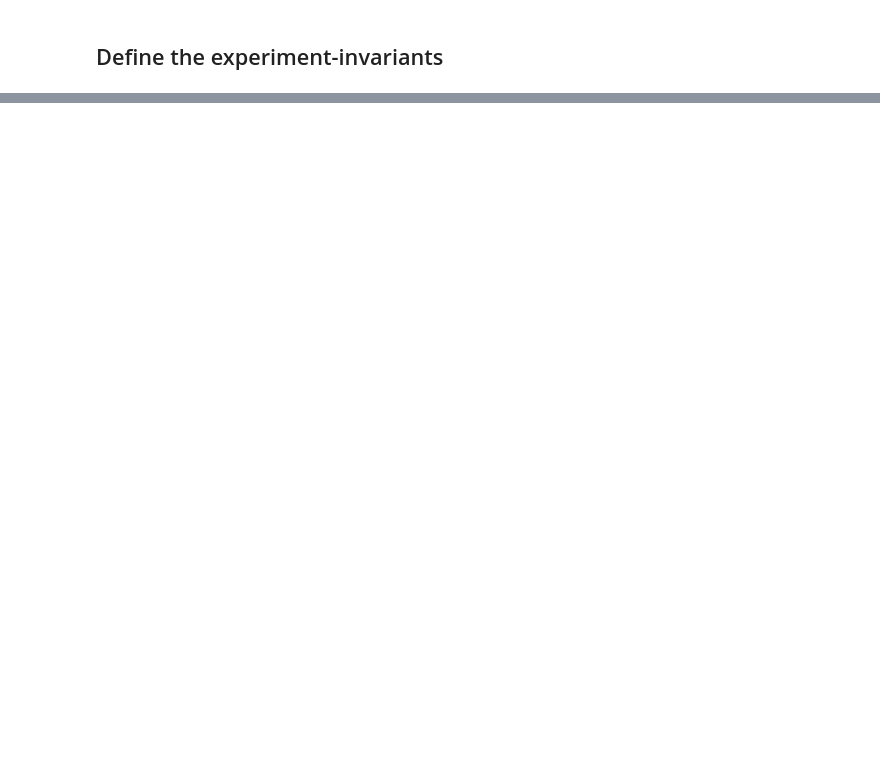
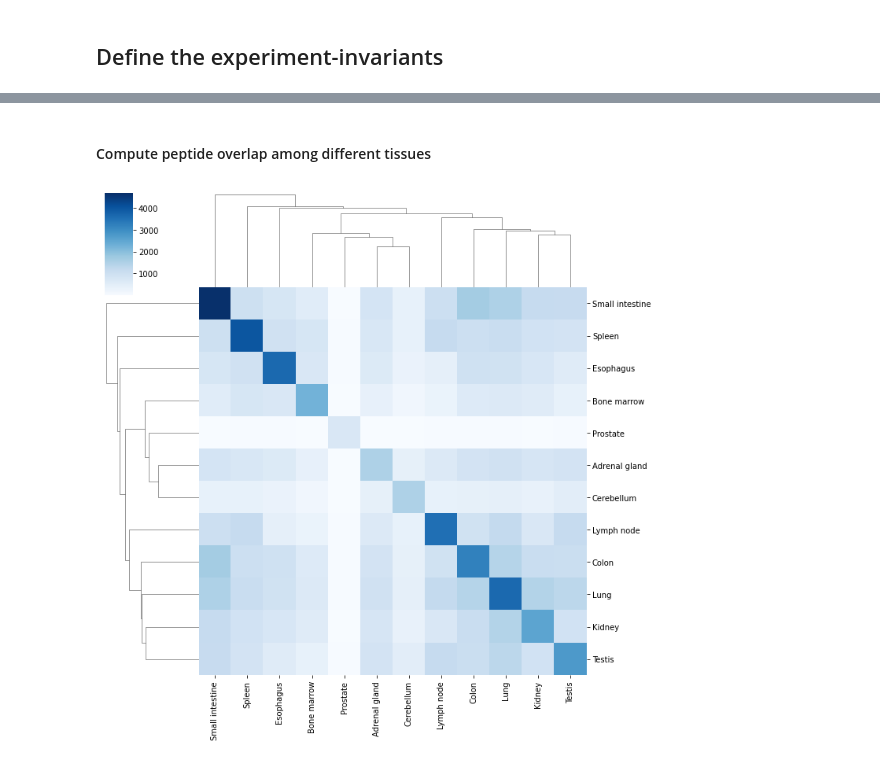
Before and after one commit to ikmb/iptoolkit, a Jupyter notebook: Tutorials/Tutorial_four_results_combine_it_all_togther.ipynb, the cells around one changed output, grey strips where cells are left out. Cells and saved outputs as stored; diff of their text form; code cells hidden in the pictures; blank space fills up the shorter version.

```diff
--- a/Tutorials/Tutorial_four_results_combine_it_all_togther.ipynb
+++ b/Tutorials/Tutorial_four_results_combine_it_all_togther.ipynb
@@ -157,0 +123,3 @@ NameError: name 'get_level_two_subdir' is not defined
+# %%
+# Consturct the experiment set
+exp_set: ExperimentSet = ExperimentSet(**exps)
@@ -157,0 +136,9 @@ NameError: name 'get_level_two_subdir' is not defined
+# %% [markdown]
+#### Compute peptide overlap among different tissues
+# %%
+# get the overlap
+peptide_overlap: pd.DataFrame =exp_set.compute_peptide_overlap_matrix()
+# visualize the results
+fig=plot_overlap_heatmap(peptide_overlap,{'cmap':'Blues'})
+# %% [output]
+[figure, added]
```
Also changed, not shown: parts of 30 cells of this notebook, 2 other files.
